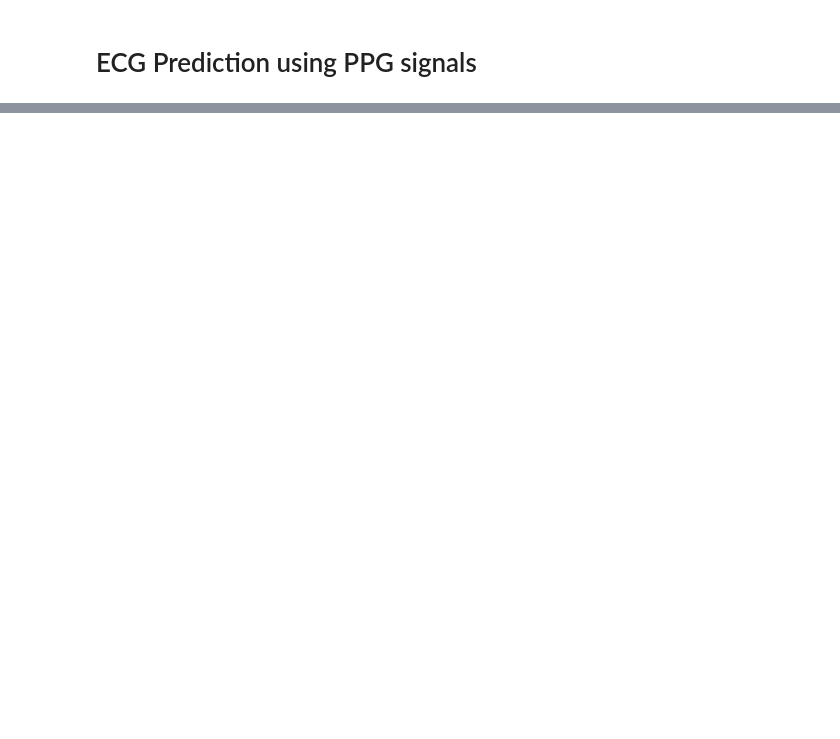
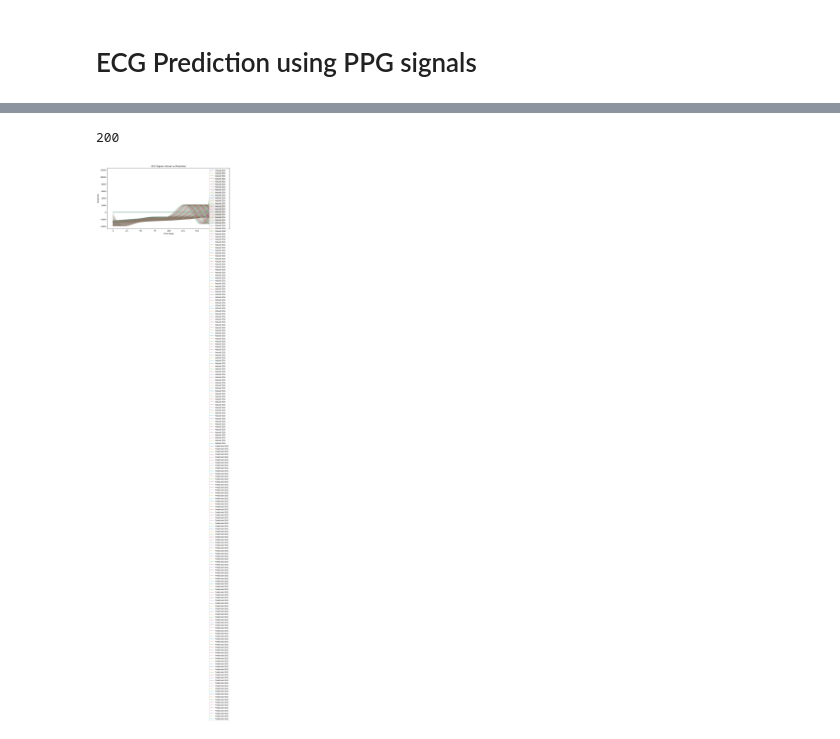
Before and after one commit to andrifurrer/transformer, a Jupyter notebook: notebooks/Finger_Transformer_M1.ipynb, the cells around one changed output, grey strips where cells are left out. Saved outputs shown, nothing was run; the diff lists cells and outputs as text; code cells hidden in the pictures; blank space fills up the shorter version.

```diff
--- a/notebooks/Finger_Transformer_M1.ipynb
+++ b/notebooks/Finger_Transformer_M1.ipynb
@@ -228,0 +460,30 @@ val_rmse = torch.sqrt(val_loss)  # RMSE
+# %%
+actual_ecg = y_val.squeeze(-1).numpy()  # Squeeze to remove extra dimension
+print(len(actual_ecg))
+predicted_ecg = ecg_predictions.numpy()
+
+# Example: If actual_ecg has shape [batch_size, sequence_length]
+if actual_ecg.shape != predicted_ecg.shape:
+    print("Shape mismatch! Adjusting shapes...")
+    print("prepredicted_ecg shape before:",predicted_ecg.shape)
+    print("actual_ecg shape before:", actual_ecg.shape)
+
+    predicted_ecg =predicted_ecg.squeeze(-1)  # Example adjustment
+    actual_ecg = actual_ecg.squeeze(-1)  # Or unsqueeze if needed
+
+    print("prepredicted_ecg shape after:",predicted_ecg.shape)
+    print("actual_ecg shape after:", actual_ecg.shape)
+
+
+# Plot a portion of the sequences (e.g., the first 200 time steps)
+plt.figure(figsize=(12, 6))
+plt.plot(actual_ecg[:200], label='Actual ECG', alpha=0.7)
+plt.plot(predicted_ecg[:200], label='Predicted ECG', alpha=0.7)
+plt.title('ECG Signal: Actual vs Predicted')
+plt.xlabel('Time Steps')
+plt.ylabel('Amplitude')
+plt.legend()
+plt.show()
+# %% [output]
+200
+[figure, added]
```
Also changed, not shown: parts of 25 cells of this notebook.
